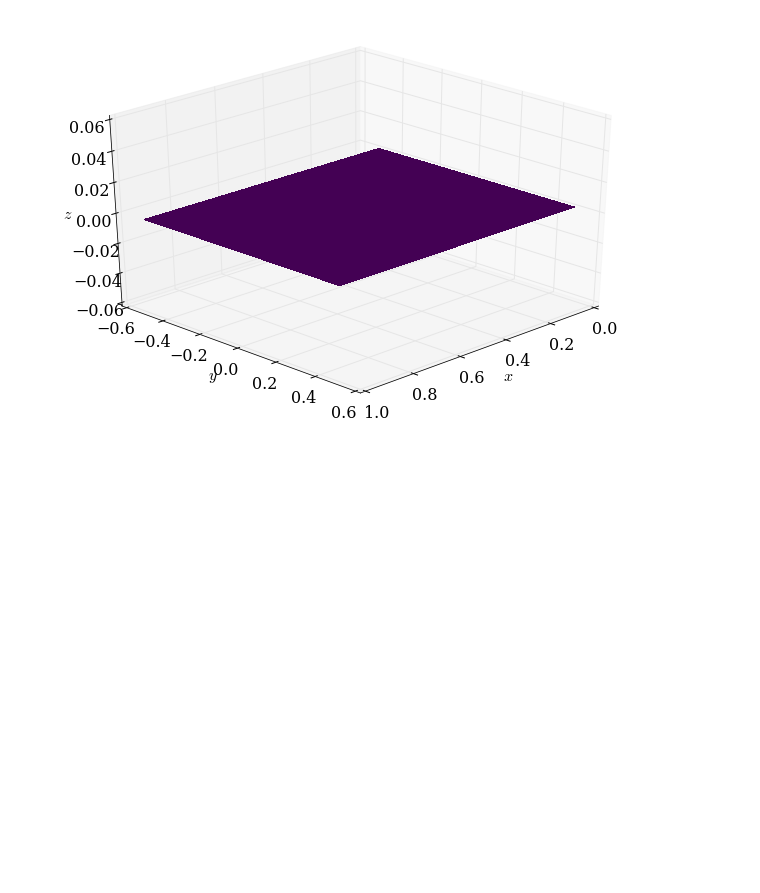
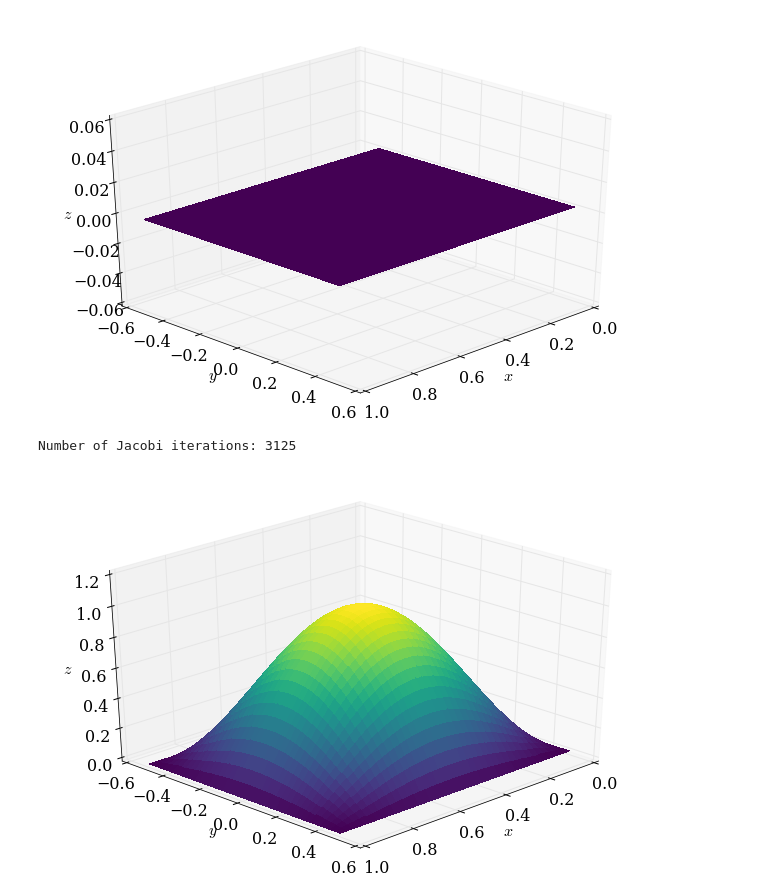
Before and after one commit to rambandaru/MAE6286, a Jupyter notebook: lessons/Elliptic_Problems/2D_Poission_Equation.ipynb, the cells around one changed output. Saved outputs shown, nothing was run; the diff lists cells and outputs as text; code cells hidden in the pictures; blank space fills up the shorter version.

Commit message:
observed that it converges after 3125 iterations after intitializing with the source term

```diff
--- a/lessons/Elliptic_Problems/2D_Poission_Equation.ipynb
+++ b/lessons/Elliptic_Problems/2D_Poission_Equation.ipynb
@@ -120,3 +120,11 @@ X, Y, x, y, p_i, b, dx, dy, L = poisson_IG(nx, ny, xmax, xmin, ymax, ymin)
 plot_3D(x, y, p_i)
 # %% [output]
 [figure]
+# %%
+p, l2_conv = poisson_2d(p_i.copy(), b, dx, dy, l2_target)
+# %% [output]
+Number of Jacobi iterations: 3125
+# %%
+plot_3D(x,y,p)
+# %% [output]
+[figure, added]
```
